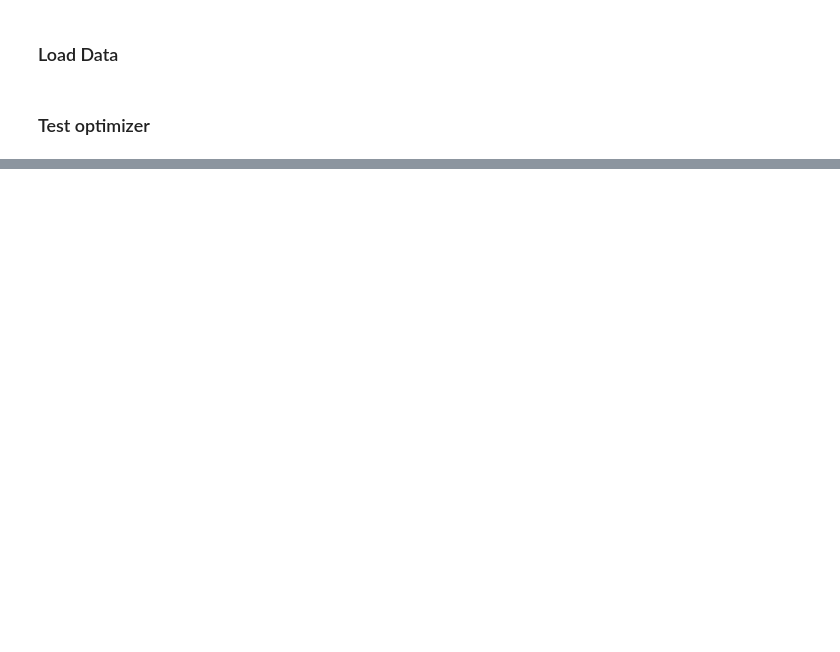
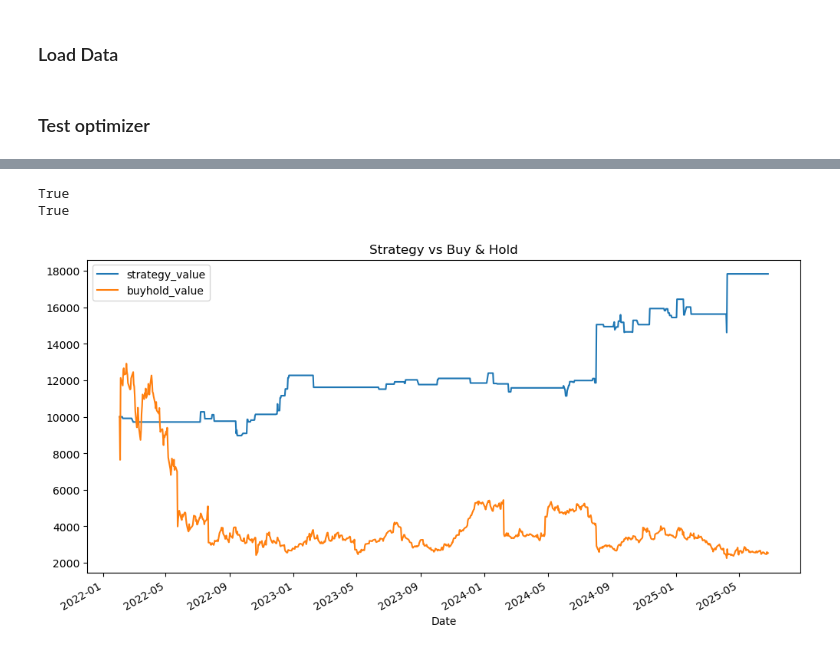
Before and after one commit to GeronimoBWalker/commodity, a Jupyter notebook: Backtest/Backtest.ipynb, the cells around one changed output, grey strips where cells are left out. Drawn from its saved outputs; the diff is of its cells as text; code cells hidden in the pictures; blank space fills up the shorter version.

```diff
--- a/Backtest/Backtest.ipynb
+++ b/Backtest/Backtest.ipynb
@@ -48,0 +67,35 @@ print(results)
+# %%
+i = 0
+
+threshold = results.iloc[i,:]['threshold']
+min_streak = results.iloc[i,:]['streak']
+quantile = results.iloc[i,:]['quantile']
+
+
+features_df = compute_features(commodity,stock)
+features_df['stock_price'] = stock
+signals_df = detect_trade_signals(
+    features_df,
+    threshold=threshold,
+    min_streak=min_streak,
+    quantile=quantile)
+
+bt = Backtester(
+    prices = features_df,
+    signals = signals_df,
+    stock_col = 'stock_price',
+    starting_capital = 10_000
+)
+
+result = bt.run()
+
+# Visualize
+result[['strategy_value', 'buyhold_value']].plot(
+    figsize=(12,6), title='Strategy vs Buy & Hold'
+)
+
+plt.show()
+# %% [output]
+True
+True
+[figure, added]
```
Also changed, not shown: parts of 3 cells of this notebook, 3 other files.
